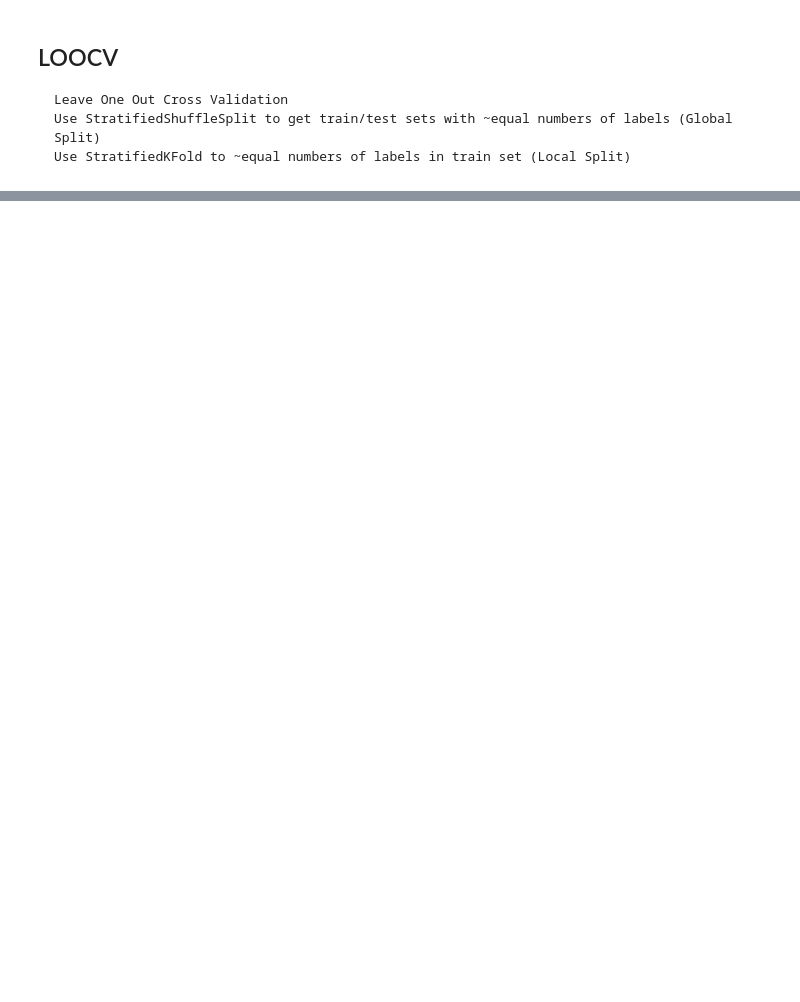
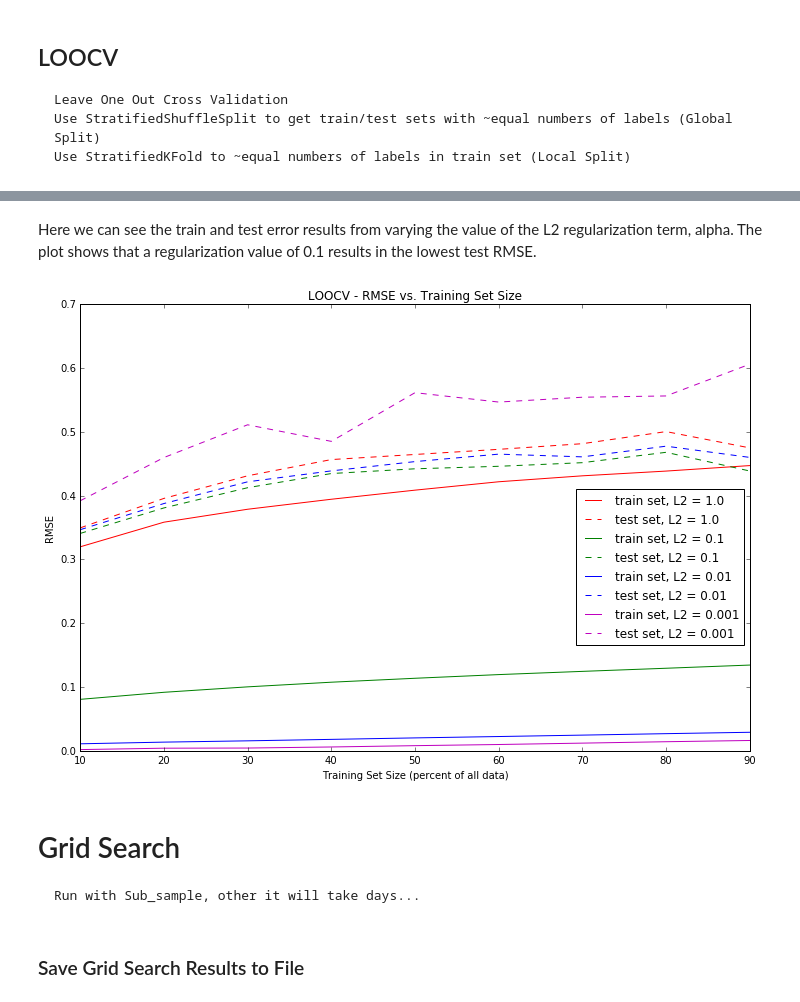
Before and after one commit to AlexanderPhysics/Wine_Recommender, a Jupyter notebook: scripts/Spark_Recommender_Model_Validation.ipynb, the cells around one changed output, grey strips where cells are left out. Saved outputs shown, nothing was run; the diff lists cells and outputs as text; code cells hidden in the pictures; blank space fills up the shorter version.

```diff
--- a/scripts/Spark_Recommender_Model_Validation.ipynb
+++ b/scripts/Spark_Recommender_Model_Validation.ipynb
@@ -185,0 +243,20 @@ plt.legend();
+# %%
+reg_parameters = [1.0, 0.1, 0.01, 0.001]
+# %%
+def get_regularization_results(reg_parameters, X, Y, sc):
+    train_errors_dict = dict()
+    test_errors_dict = dict()
+    for param in reg_parameters:
+        print "Starting {}".format(param)
+        train_errors, test_errors = get_loocv_train_test_errors(X, Y, sc, param)
+        train_errors_dict[param] = train_errors
+        test_errors_dict[param] = test_errors
+    return train_errors_dict, test_errors_dict
+# %%
+start = time()
+train_dict, test_dict = get_regularization_results(reg_parameters, x_sub, y_sub , sc_local)
+end = time()
+print "Time Elapsed = {}".format(end - start)
+# %% [markdown]
+Here we can see the train and test error results from varying the value of the L2 regularization term, alpha.
+The plot shows that a regularization value of 0.1 results in the lowest test RMSE.
@@ -185,0 +268,19 @@ plt.legend();
+# %%
+x_values = np.array([10, 20, 30, 40, 50, 60, 70, 80, 90])
+colormap = np.array(['r', 'g', 'b','m'])
+plt.figure(figsize = (12,8));
+plt.title("LOOCV - RMSE vs. Training Set Size");
+plt.ylabel("RMSE");
+plt.xlabel("Training Set Size (percent of all data)");
+for i, param in enumerate(reg_parameters):
+    train = np.array(train_dict[param])
+    test = np.array(test_dict[param])
+    plt.plot(x_values, train,  c=colormap[i],   label="train set, L2 = {}".format(param));
+    plt.plot(x_values, test,  c=colormap[i],linestyle="dashed", label="test set, L2 = {}".format(param));
+plt.legend(bbox_to_anchor=(1.0, 0.6));
+#plt.savefig("/Users/Alexander/WINE/data/L2_parameter_scan.png")
+# %% [output]
+[figure, added]
+# %% [markdown]
+# Grid Search
+    Run with Sub_sample, other it will take days...
@@ -185,0 +330,2 @@ plt.legend();
+# %% [markdown]
+### Save Grid Search Results to File
```
Also changed, not shown: parts of 104 cells of this notebook, 34 other files.
